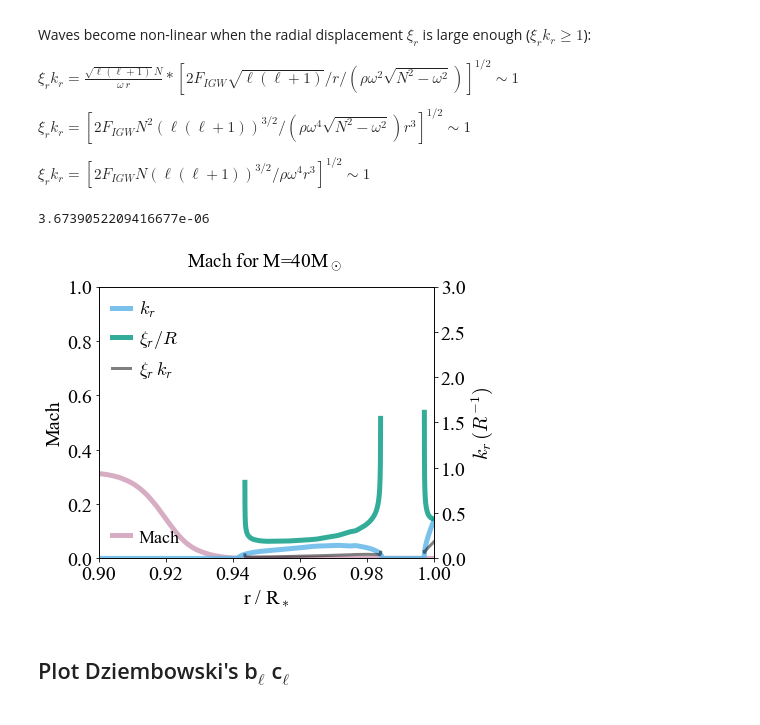
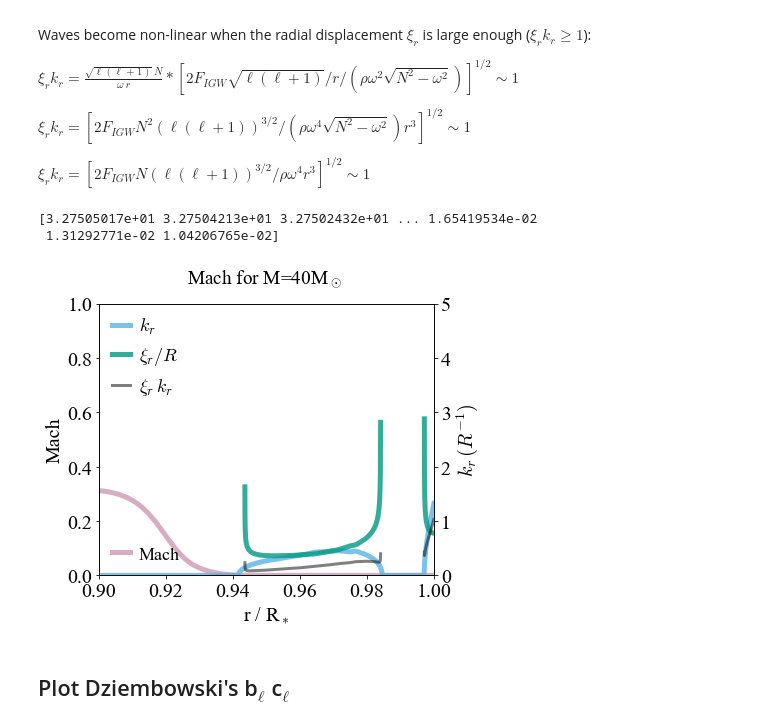
Before and after one commit to matteocantiello/rednoise, a Jupyter notebook: propagation_diagrams.ipynb, the cells around one changed output. Saved outputs shown, nothing was run; the diff lists cells and outputs as text; code cells hidden in the pictures.

```diff
--- a/propagation_diagrams.ipynb
+++ b/propagation_diagrams.ipynb
@@ -502,42 +502,42 @@ $\xi_r k_r = [ 2 F_{IGW} N^2 (\ell(\ell+1))^{3/2} /(\rho \omega^4 \sqrt{N^2-\ome
 $\xi_r k_r = [ 2 F_{IGW} N (\ell(\ell+1))^{3/2} / \rho \omega^4  r^3 ]^{1/2} \sim 1$
 # %%
 fig, ax1 = plt.subplots()
-ell=1
-
-ax1.plot(mesa.radius/mesa.radius[1],mach,linewidth=5, color=RED_PURPLE,alpha=0.8,label = r'Mach')
+ell=4
+R = mesa.radius
+ax1.plot(R/R[1],mach,linewidth=5, color=RED_PURPLE,alpha=0.8,label = r'Mach')
 ax1.set_ylabel(r'Mach')
 ax1.set_xlabel(r'r / R$_*$')
 ax1.set_xlim(0.9,1)
 ax1.set_ylim(0,1)
 legend1 = plt.legend(loc='lower left',fontsize=18,ncol=1)
 
 ax2=ax1.twinx()
-
+print(mesa.radius)
 # Calculate radial wavenumber
-print(omega_c)
-kr= k_r(ell,brunt*muhz,omega_c,mesa.radius)
-ax2.plot(mesa.radius/mesa.radius[1],kr,linewidth=5, color=SKY_BLUE,alpha=0.8,label = r'$k_r$')
+kr= k_r(ell,brunt*muhz,omega_c,R)
+ax2.plot(R/R[1],kr,linewidth=5, color=SKY_BLUE,alpha=0.8,label = r'$k_r$')
 #ax2.plot(mesa.radius/mesa.radius[1],np.log10((Figw/F)**0.5),linewidth=5, color=BLUE_GREEN,alpha=0.8,label = r'$\sqrt{F_{IGW}/F_{*}}$')
 
 
 xir= xi_r(ell,brunt*muhz,omega_c,R*rsun, rho, Figw_fecz)
 
 #ax2.plot(mesa.radius/mesa.radius[1],np.log10(kr*xir),linewidth=5, color=BLUE_GREEN,alpha=0.8,label = r'$\xi_r \, k_r$')
-ax2.plot(mesa.radius/mesa.radius[1],xir/(R*rsun),linewidth=5, color=BLUE_GREEN,alpha=0.8,label = r'$\xi_r/ R $')
-ax2.plot(mesa.radius/mesa.radius[1],kr*xir/(R*rsun),linewidth=3, color=BLACK,alpha=0.5,label = r'$\xi_r \, k_r$')
+ax2.plot(R/R[1],xir/(R*rsun),linewidth=5, color=BLUE_GREEN,alpha=0.8,label = r'$\xi_r/ R $')
+ax2.plot(R/R[1],kr*xir/(R*rsun),linewidth=3, color=BLACK,alpha=0.5,label = r'$\xi_r \, k_r$')
 legend2 = plt.legend(loc='upper left',fontsize=18,ncol=1)
 
 #ax2.set_xlim(0.75,1)
-ax2.set_ylim(0,3)
+ax2.set_ylim(0,5)
 ax2.set_ylabel(r'$k_r \, (R^{-1})$')
 
 
 #plt.ylabel(r'$\log \sqrt{F_{IGW}/F_0}$')
 plt.title(r'Mach for M=40M$_\odot$ ') #X$_c$=0.68
 plt.savefig("Fluxes_mach_40Msun.pdf")
 # %% [output]
-3.6739052209416677e-06
+[3.27505017e+01 3.27504213e+01 3.27502432e+01 ... 1.65419534e-02
+ 1.31292771e-02 1.04206765e-02]
-[figure, old version]
+[figure, new version]
 # %% [markdown]
 ## Plot Dziembowski's b$_\ell$ c$_\ell$
 # %%
```
Also changed, not shown: parts of 7 cells of this notebook.
